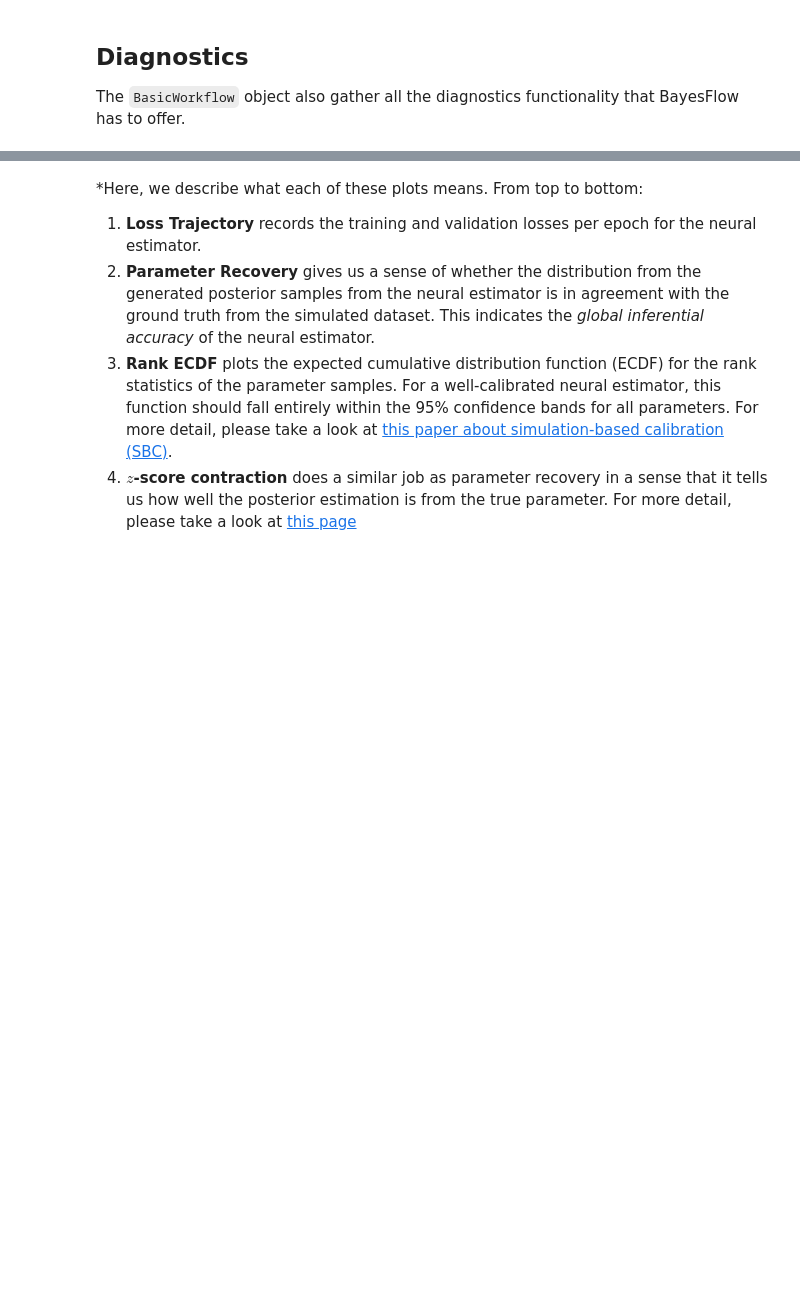
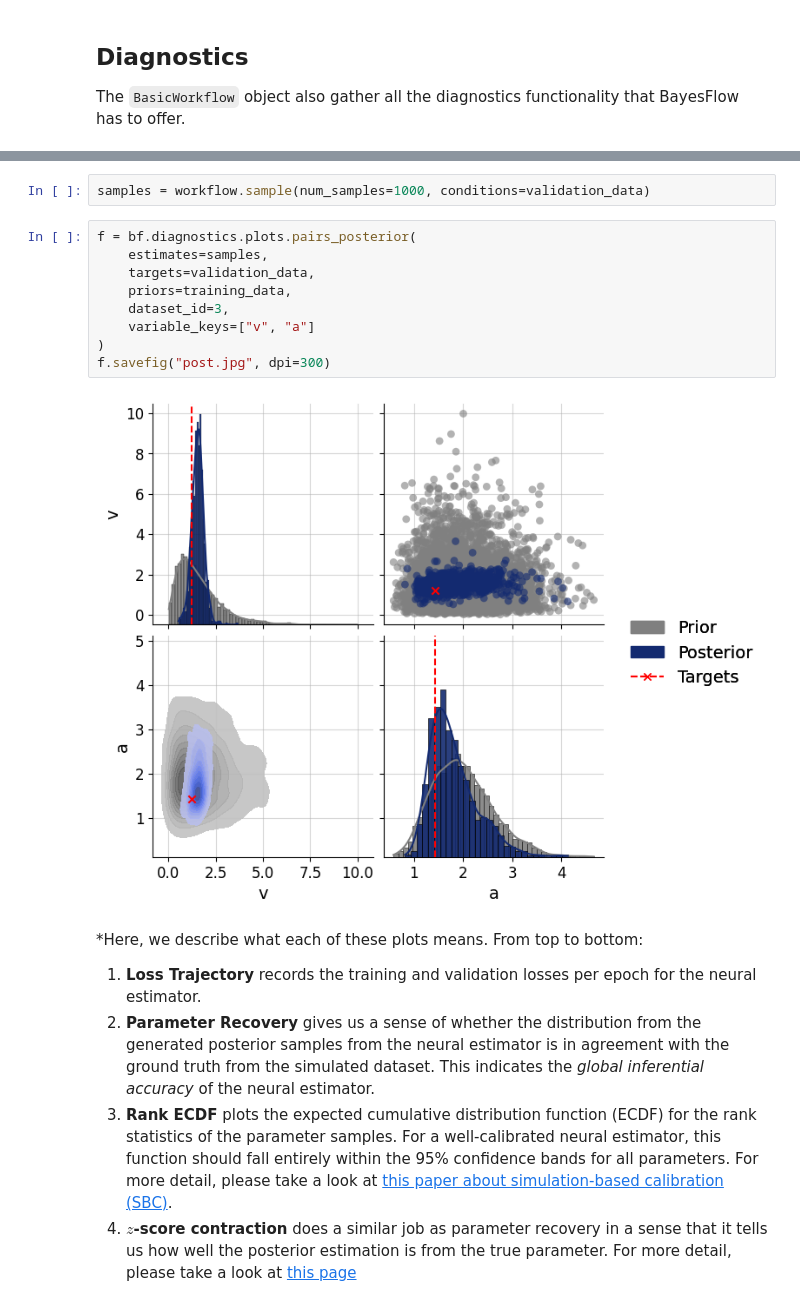
Before and after one commit to bayesflow-org/bayesflow_workshops, a Jupyter notebook: carney_comp_2025/notebooks/ssms_bayesflow.ipynb, the cells around one changed output, grey strips where cells are left out. Cells and saved outputs as stored; diff of their text form; blank space fills up the shorter version.

```diff
--- a/carney_comp_2025/notebooks/ssms_bayesflow.ipynb
+++ b/carney_comp_2025/notebooks/ssms_bayesflow.ipynb
@@ -300,3 +301,16 @@ figures = workflow.plot_default_diagnostics(
+# %%
+samples = workflow.sample(num_samples=1000, conditions=validation_data)
+# %%
+f = bf.diagnostics.plots.pairs_posterior(
+    estimates=samples,
+    targets=validation_data,
+    priors=training_data,
+    dataset_id=3,
+    variable_keys=["v", "a"]
+)
+f.savefig("post.jpg", dpi=300)
+# %% [output]
+[figure, added]
 # %% [markdown]
 *Here, we describe what each of these plots means. From top to bottom:
 
```
Also changed, not shown: parts of 5 cells of this notebook, 1 other file.
